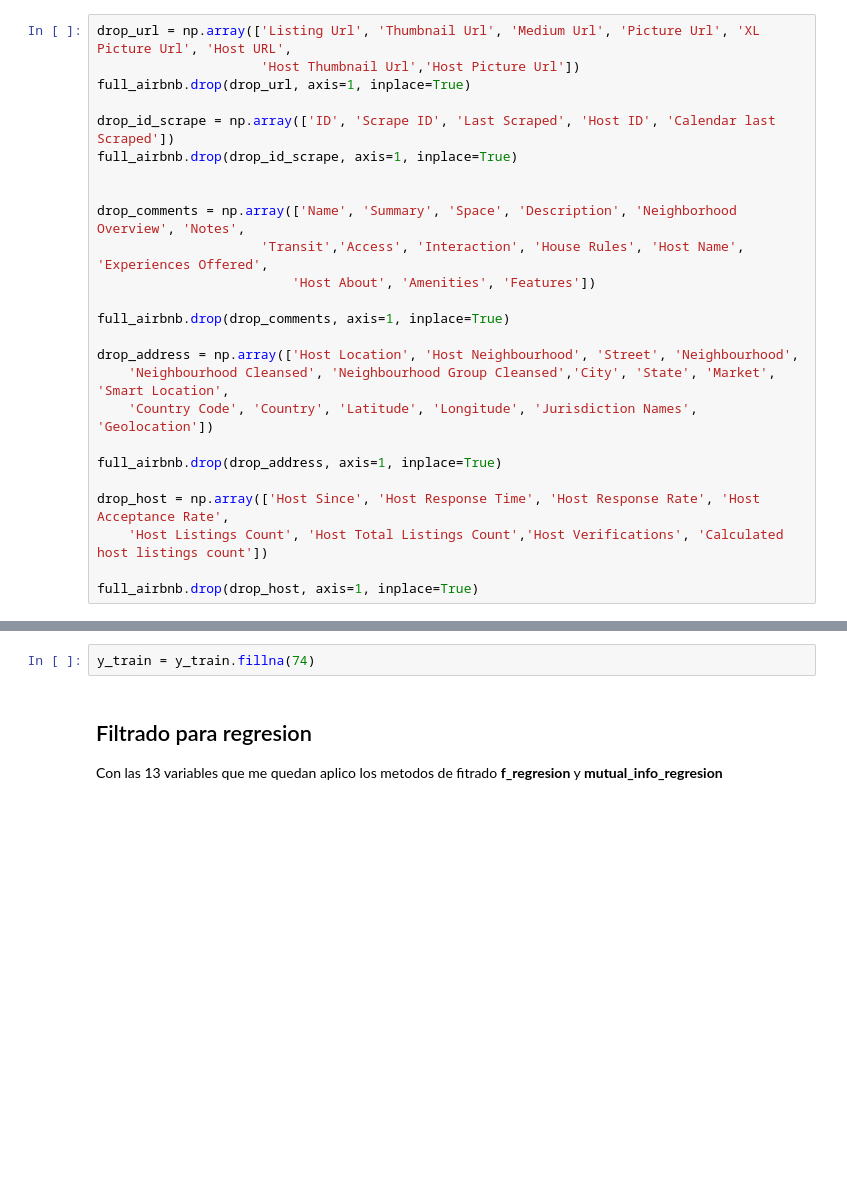
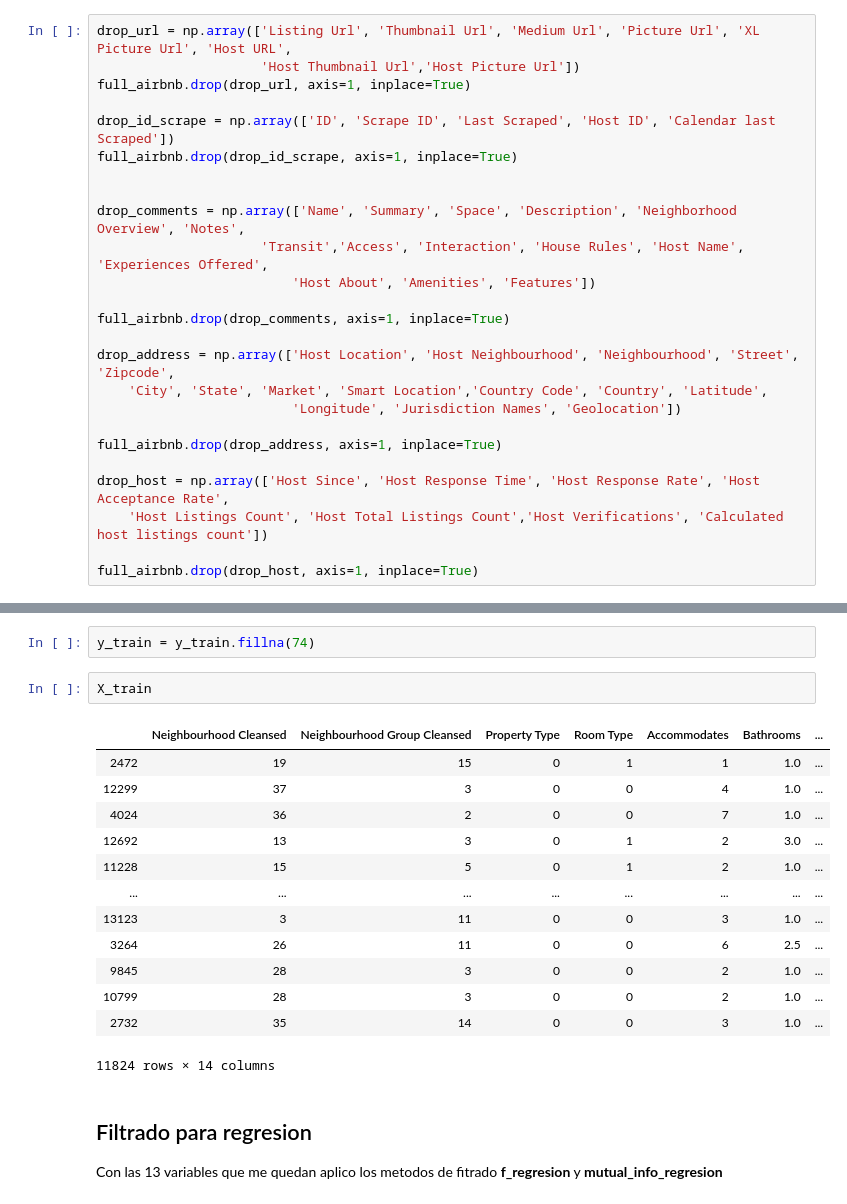
Before and after one commit to dalvaro74/Practica_Machine_Learning, a Jupyter notebook: Practica_Daniel_Alvaro.ipynb, the cells around one changed output, grey strips where cells are left out. Drawn from its saved outputs; the diff is of its cells as text; blank space fills up the shorter version.

```diff
--- a/Practica_Daniel_Alvaro.ipynb
+++ b/Practica_Daniel_Alvaro.ipynb
@@ -59,9 +74,9 @@ drop_comments = np.array(['Name', 'Summary', 'Space', 'Description', 'Neighborho
 
 full_airbnb.drop(drop_comments, axis=1, inplace=True)
 
-drop_address = np.array(['Host Location', 'Host Neighbourhood', 'Street', 'Neighbourhood',
-    'Neighbourhood Cleansed', 'Neighbourhood Group Cleansed','City', 'State', 'Market', 'Smart Location',
-    'Country Code', 'Country', 'Latitude', 'Longitude', 'Jurisdiction Names', 'Geolocation'])
+drop_address = np.array(['Host Location', 'Host Neighbourhood', 'Neighbourhood', 'Street', 'Zipcode',
+    'City', 'State', 'Market', 'Smart Location','Country Code', 'Country', 'Latitude',
+                         'Longitude', 'Jurisdiction Names', 'Geolocation'])
 
 full_airbnb.drop(drop_address, axis=1, inplace=True)
 
@@ -376,6 +499,22 @@ Name: Price, Length: 347, dtype: int64
 73.70279424216766
 # %%
 y_train = y_train.fillna(74)
+# %%
+X_train
+# %% [output]
+|  | Neighbourhood Cleansed | Neighbourhood Group Cleansed | Property Type | Room Type | Accommodates | Bathrooms | ... |
+| 2472 | 19 | 15 | 0 | 1 | 1 | 1.0 | ... |
+| 12299 | 37 | 3 | 0 | 0 | 4 | 1.0 | ... |
+| 4024 | 36 | 2 | 0 | 0 | 7 | 1.0 | ... |
+| 12692 | 13 | 3 | 0 | 1 | 2 | 3.0 | ... |
+| 11228 | 15 | 5 | 0 | 1 | 2 | 1.0 | ... |
+| ... | ... | ... | ... | ... | ... | ... | ... |
+| 13123 | 3 | 11 | 0 | 0 | 3 | 1.0 | ... |
+| 3264 | 26 | 11 | 0 | 0 | 6 | 2.5 | ... |
+| 9845 | 28 | 3 | 0 | 0 | 2 | 1.0 | ... |
+| 10799 | 28 | 3 | 0 | 0 | 2 | 1.0 | ... |
+| 2732 | 35 | 14 | 0 | 0 | 3 | 1.0 | ... |
+11824 rows × 14 columns
 # %% [markdown]
 ## Filtrado para regresion
 Con las 13 variables que me quedan aplico los metodos de fitrado **f_regresion** y **mutual_info_regresion**
```
Also changed, not shown: parts of 36 cells of this notebook.
